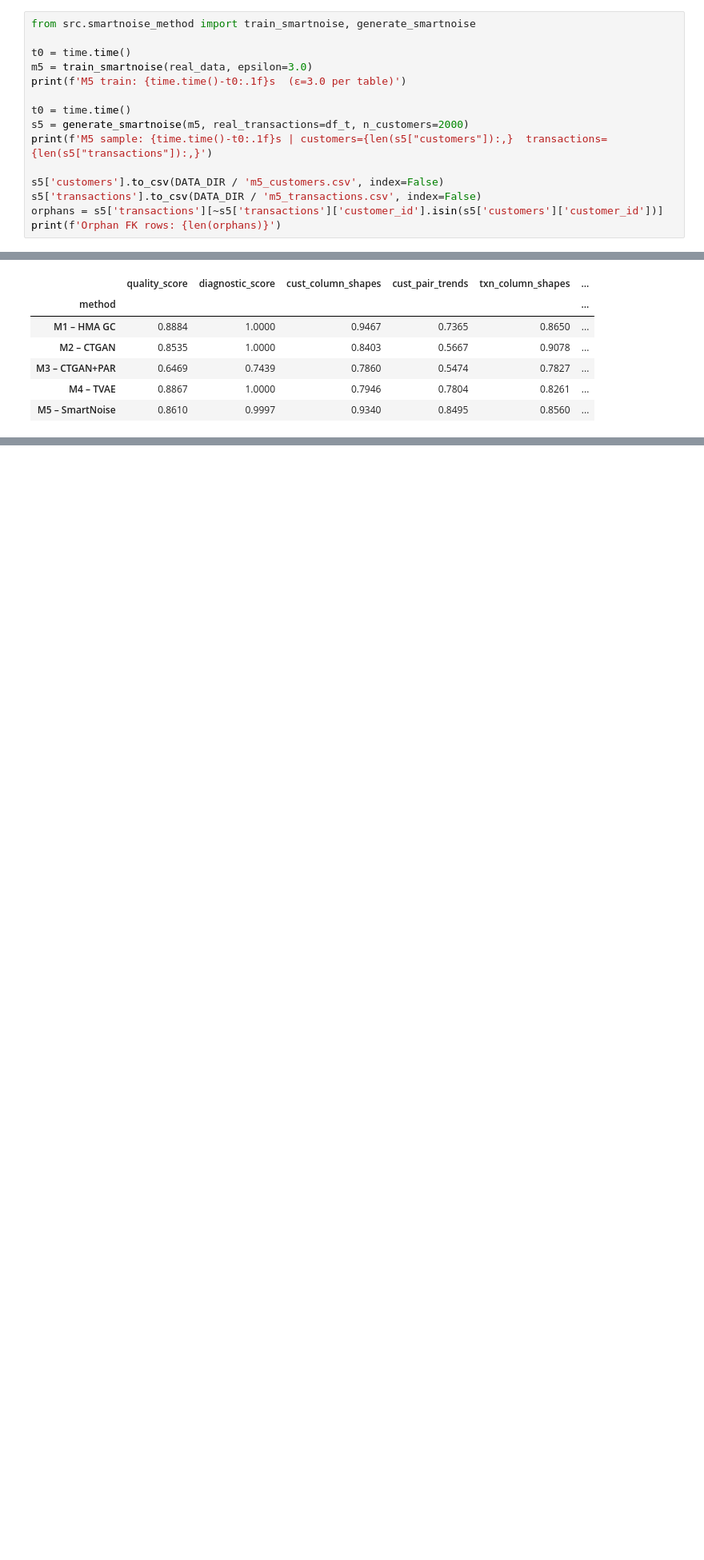
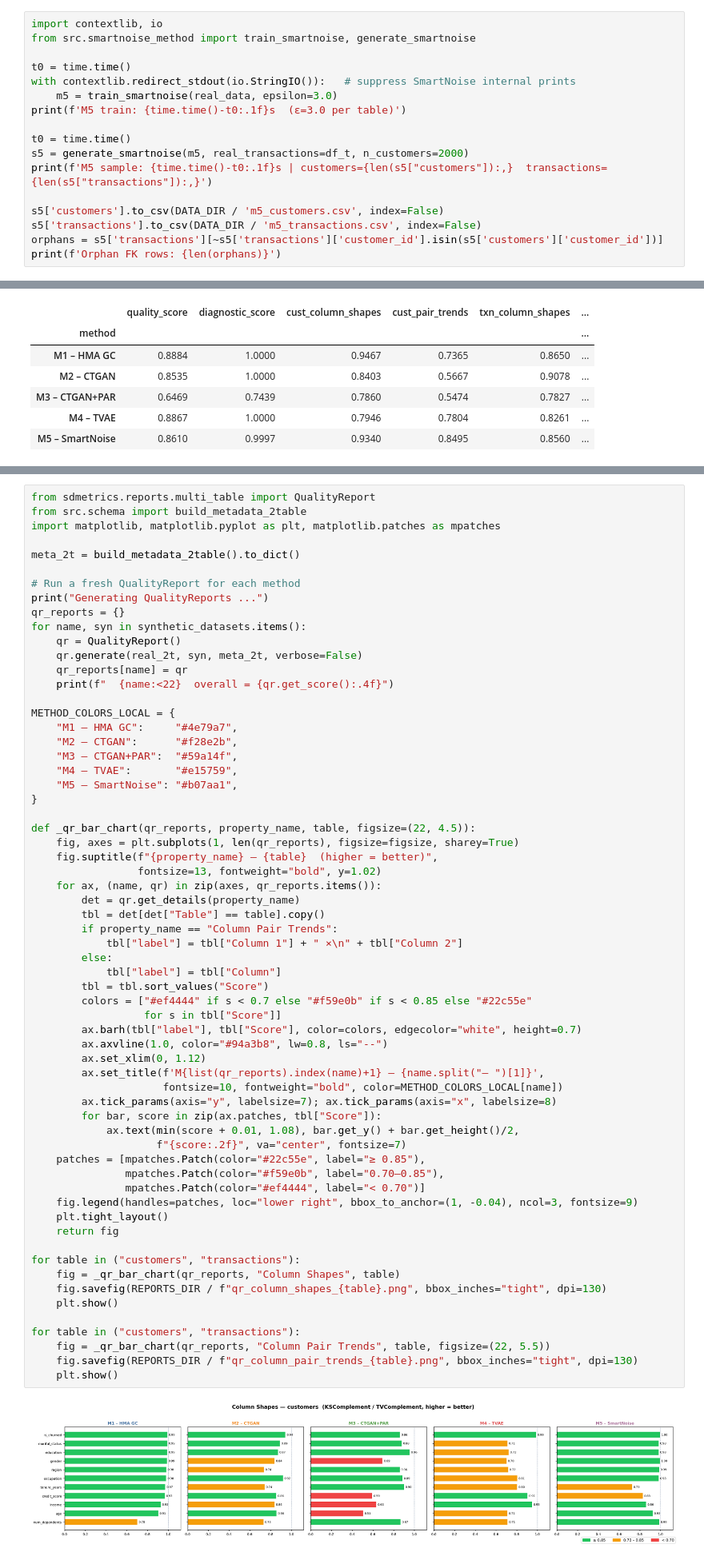
Before and after one commit to dylanwang2111/synthetic_data_gen, a Jupyter notebook: synthetic_data_pipeline.ipynb, the cells around one changed output, grey strips where cells are left out. Shown at 80% size. Drawn from its saved outputs; the diff is of its cells as text; blank space fills up the shorter version.

```diff
--- a/synthetic_data_pipeline.ipynb
+++ b/synthetic_data_pipeline.ipynb
@@ -429,10 +432,12 @@ Orphan FK rows: 0
 - `transaction_date` encoded as a day-offset; business rules restored by **post-processing** (clip to valid domains, map `product_id`→category) — DP synthesizers don't take SDV constraints, and post-processing a DP output preserves the guarantee.
 - Budget: `epsilon` per table (≈ 2·ε total across the two tables).
 # %%
+import contextlib, io
 from src.smartnoise_method import train_smartnoise, generate_smartnoise
 
 t0 = time.time()
-m5 = train_smartnoise(real_data, epsilon=3.0)
+with contextlib.redirect_stdout(io.StringIO()):   # suppress SmartNoise internal prints
+    m5 = train_smartnoise(real_data, epsilon=3.0)
 print(f'M5 train: {time.time()-t0:.1f}s  (ε=3.0 per table)')
 
 t0 = time.time()
@@ -487,0 +498,65 @@ Running full comparison …
+# %%
+from sdmetrics.reports.multi_table import QualityReport
+from src.schema import build_metadata_2table
+import matplotlib, matplotlib.pyplot as plt, matplotlib.patches as mpatches
+
+meta_2t = build_metadata_2table().to_dict()
+
+# Run a fresh QualityReport for each method
+print("Generating QualityReports ...")
+qr_reports = {}
+for name, syn in synthetic_datasets.items():
+    qr = QualityReport()
+    qr.generate(real_2t, syn, meta_2t, verbose=False)
+    qr_reports[name] = qr
+    print(f"  {name:<22}  overall = {qr.get_score():.4f}")
+
+METHOD_COLORS_LOCAL = {
+    "M1 – HMA GC":     "#4e79a7",
+    "M2 – CTGAN":      "#f28e2b",
+    "M3 – CTGAN+PAR":  "#59a14f",
+    "M4 – TVAE":       "#e15759",
+    "M5 – SmartNoise": "#b07aa1",
+}
+
+def _qr_bar_chart(qr_reports, property_name, table, figsize=(22, 4.5)):
+    fig, axes = plt.subplots(1, len(qr_reports), figsize=figsize, sharey=True)
+    fig.suptitle(f"{property_name} — {table}  (higher = better)",
+                 fontsize=13, fontweight="bold", y=1.02)
+    for ax, (name, qr) in zip(axes, qr_reports.items()):
+        det = qr.get_details(property_name)
+        tbl = det[det["Table"] == table].copy()
+        if property_name == "Column Pair Trends":
+            tbl["label"] = tbl["Column 1"] + " ×\n" + tbl["Column 2"]
+        else:
+            tbl["label"] = tbl["Column"]
+        tbl = tbl.sort_values("Score")
+        colors = ["#ef4444" if s < 0.7 else "#f59e0b" if s < 0.85 else "#22c55e"
+                  for s in tbl["Score"]]
+        ax.barh(tbl["label"], tbl["Score"], color=colors, edgecolor="white", height=0.7)
+        ax.axvline(1.0, color="#94a3b8", lw=0.8, ls="--")
+        ax.set_xlim(0, 1.12)
+        ax.set_title(f'M{list(qr_reports).index(name)+1} – {name.split("– ")[1]}',
+                     fontsize=10, fontweight="bold", color=METHOD_COLORS_LOCAL[name])
+        ax.tick_params(axis="y", labelsize=7); ax.tick_params(axis="x", labelsize=8)
+        for bar, score in zip(ax.patches, tbl["Score"]):
+            ax.text(min(score + 0.01, 1.08), bar.get_y() + bar.get_height()/2,
+                    f"{score:.2f}", va="center", fontsize=7)
+    patches = [mpatches.Patch(color="#22c55e", label="≥ 0.85"),
+               mpatches.Patch(color="#f59e0b", label="0.70–0.85"),
+               mpatches.Patch(color="#ef4444", label="< 0.70")]
+    fig.legend(handles=patches, loc="lower right", bbox_to_anchor=(1, -0.04), ncol=3, fontsize=9)
+    plt.tight_layout()
+    return fig
+
+for table in ("customers", "transactions"):
+    fig = _qr_bar_chart(qr_reports, "Column Shapes", table)
+    fig.savefig(REPORTS_DIR / f"qr_column_shapes_{table}.png", bbox_inches="tight", dpi=130)
+    plt.show()
+
+for table in ("customers", "transactions"):
+    fig = _qr_bar_chart(qr_reports, "Column Pair Trends", table, figsize=(22, 5.5))
+    fig.savefig(REPORTS_DIR / f"qr_column_pair_trends_{table}.png", bbox_inches="tight", dpi=130)
+    plt.show()
+# %% [output]
+[figure, added]
```
Also changed, not shown: parts of 4 cells of this notebook, 4 other files.
